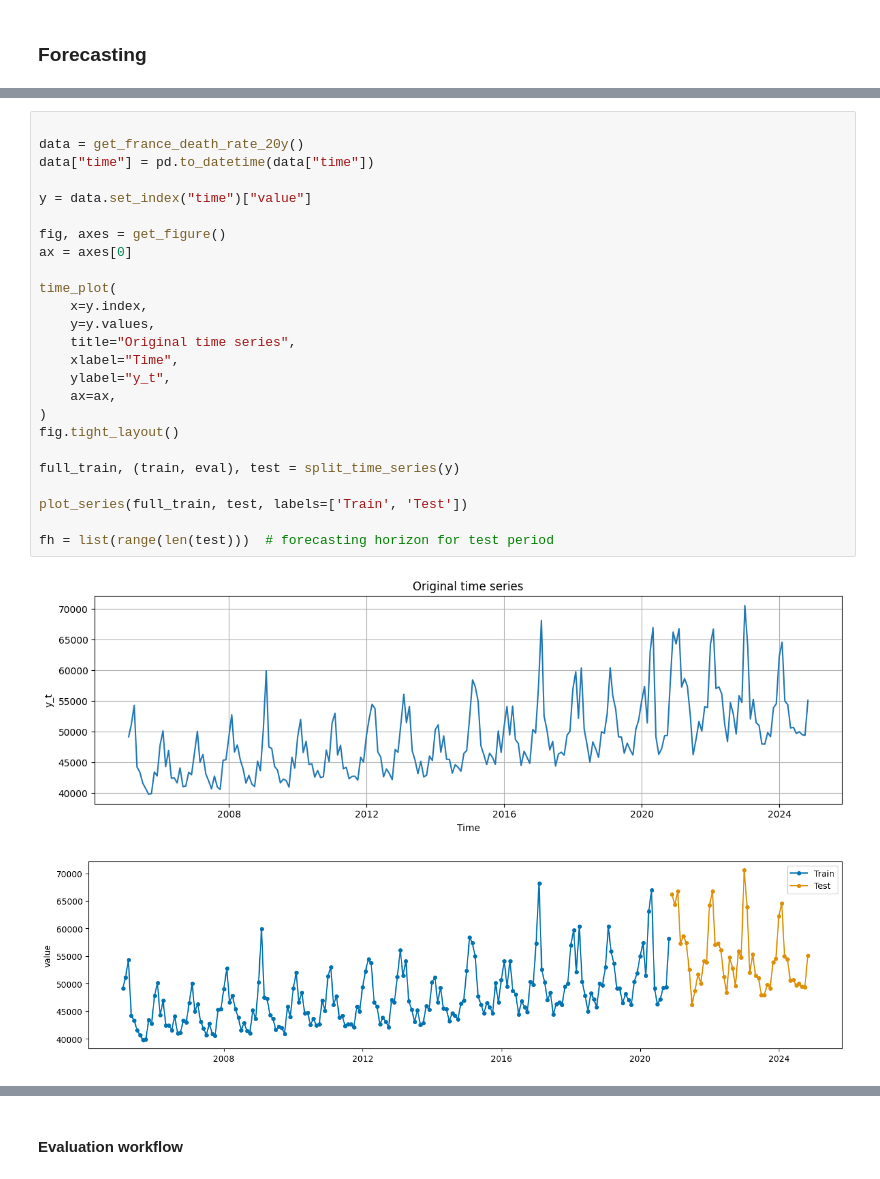
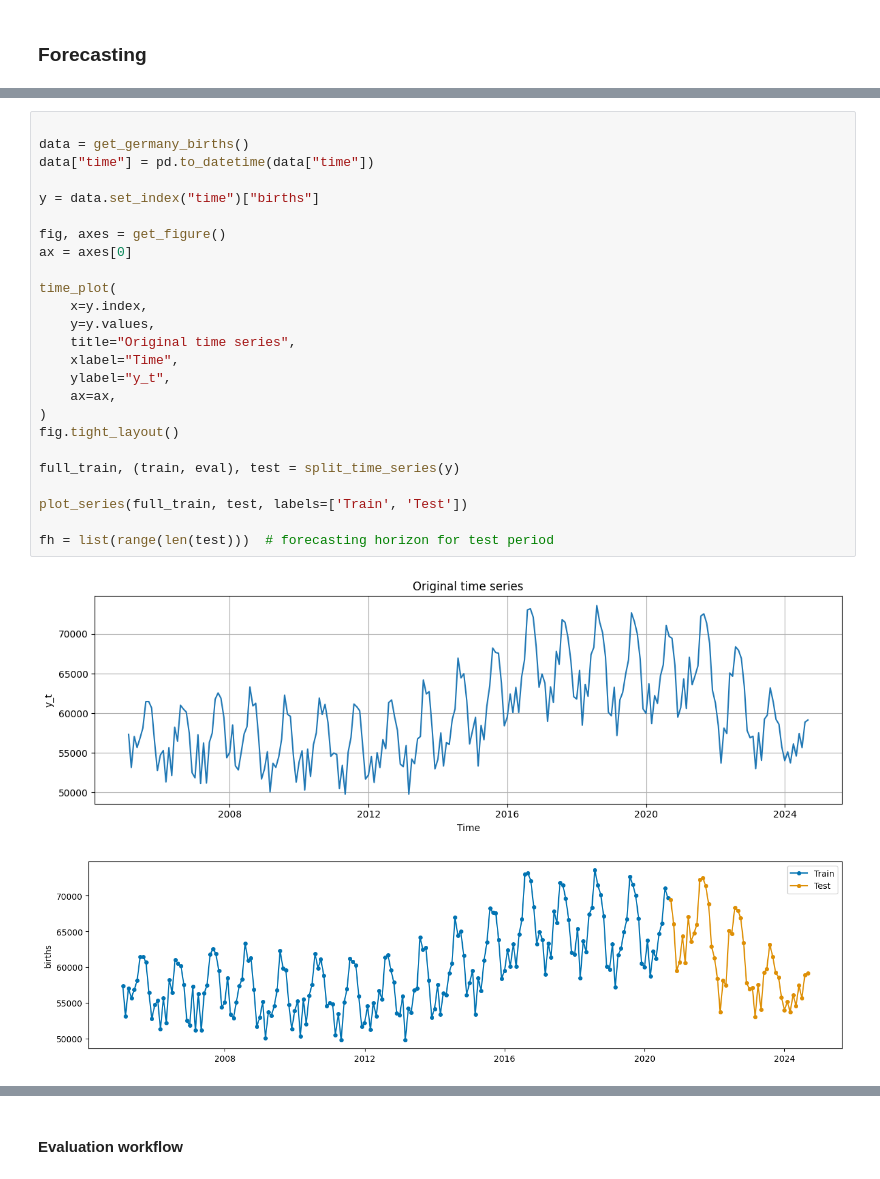
Before and after one commit to nadeeiiin/TIME-HS25-practical-exercises, a Jupyter notebook: notebooks/05_TIME_exercise-05.ipynb, the cells around one changed output, grey strips where cells are left out. Cells and saved outputs as stored; diff of their text form.

```diff
--- a/notebooks/05_TIME_exercise-05.ipynb
+++ b/notebooks/05_TIME_exercise-05.ipynb
@@ -39,29 +123,29 @@ from data import get_france_death_rate_20y
 # %%
 
-data = get_france_death_rate_20y()
+data = get_germany_births()
 data["time"] = pd.to_datetime(data["time"])
 
-y = data.set_index("time")["value"]
+y = data.set_index("time")["births"]
 
 fig, axes = get_figure()
 ax = axes[0]
 
 time_plot(
     x=y.index,
     y=y.values,
     title="Original time series",
     xlabel="Time",
     ylabel="y_t",
     ax=ax,
 )
 fig.tight_layout()
 
 full_train, (train, eval), test = split_time_series(y)
 
 plot_series(full_train, test, labels=['Train', 'Test'])
 
 fh = list(range(len(test)))  # forecasting horizon for test period
 # %% [output]
-[figure, old version]
+[figure, new version]
-[figure, old version]
+[figure, new version]
 # %%
```
Also changed, not shown: parts of 22 cells of this notebook.
